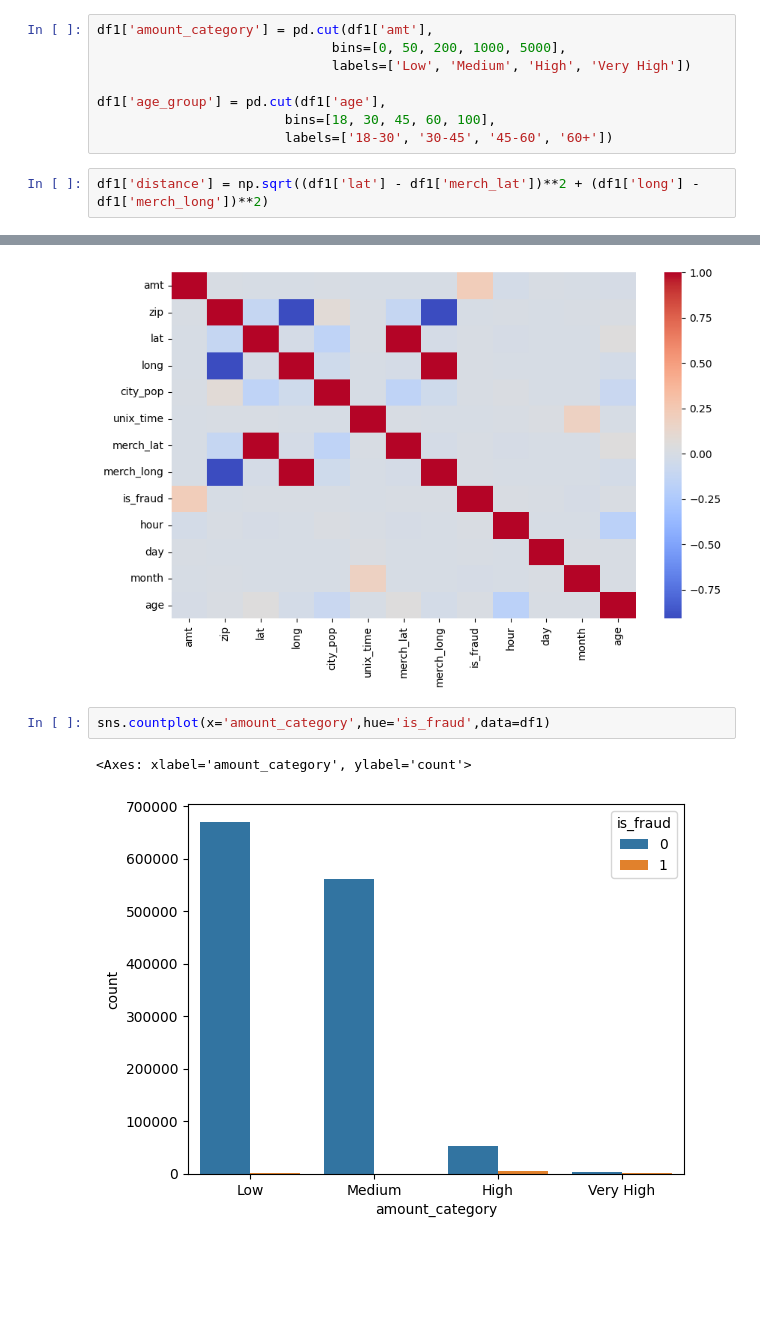
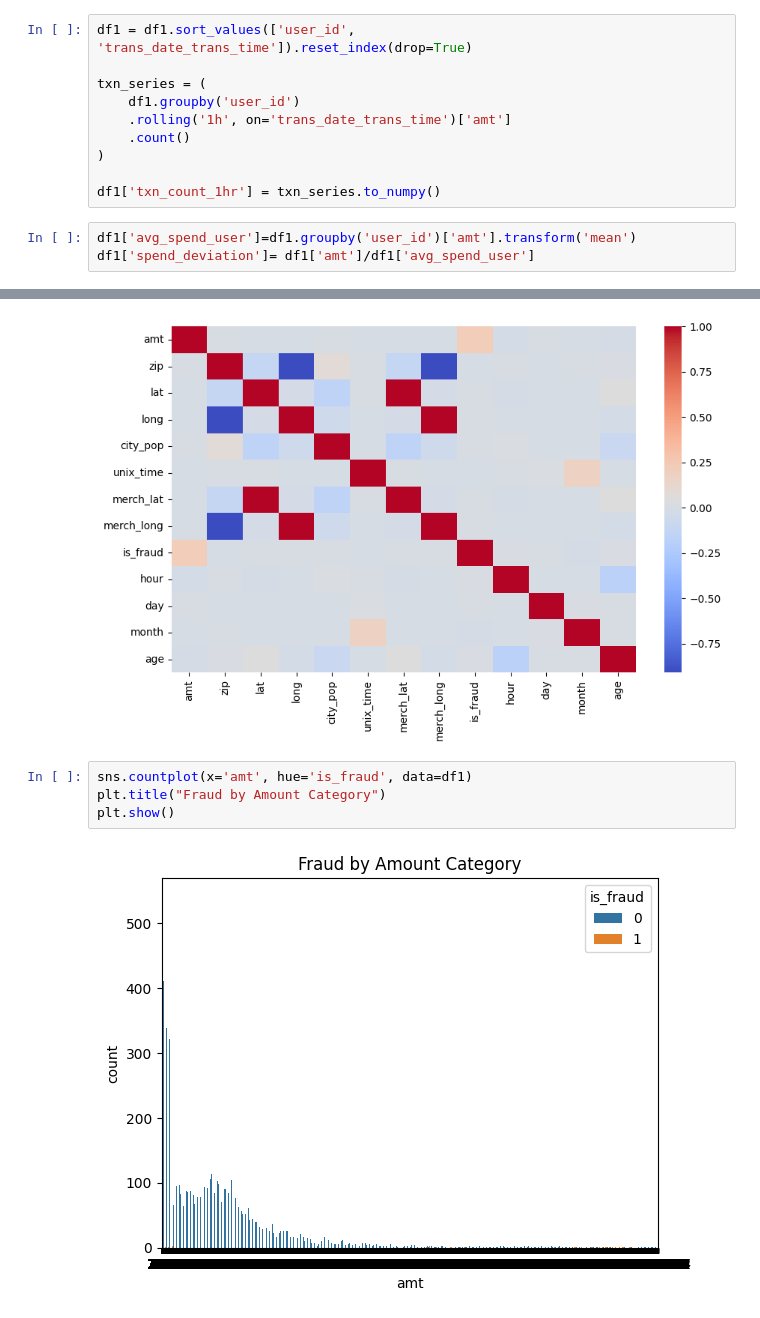
Before and after one commit to PALAK7890/credit_card_fraud_detection, a Jupyter notebook: Credit_Crad_Fraud_Detection.ipynb, the cells around one changed output, grey strips where cells are left out. Drawn from its saved outputs; the diff is of its cells as text; blank space fills up the shorter version.

```diff
--- a/Credit_Crad_Fraud_Detection.ipynb
+++ b/Credit_Crad_Fraud_Detection.ipynb
@@ -132,16 +130,19 @@ from datetime import datetime
 
 df1['dob'] = pd.to_datetime(df1['dob'])
 df1['age'] = (datetime.now() - df1['dob']).dt.days // 365
-# %%
-df1['amount_category'] = pd.cut(df1['amt'],
-                              bins=[0, 50, 200, 1000, 5000],
-                              labels=['Low', 'Medium', 'High', 'Very High'])
-
-df1['age_group'] = pd.cut(df1['age'],
-                        bins=[18, 30, 45, 60, 100],
-                        labels=['18-30', '30-45', '45-60', '60+'])
-# %%
-df1['distance'] = np.sqrt((df1['lat'] - df1['merch_lat'])**2 + (df1['long'] - df1['merch_long'])**2)
+# %%
+df1 = df1.sort_values(['user_id', 'trans_date_trans_time']).reset_index(drop=True)
+
+txn_series = (
+    df1.groupby('user_id')
+    .rolling('1h', on='trans_date_trans_time')['amt']
+    .count()
+)
+
+df1['txn_count_1hr'] = txn_series.to_numpy()
+# %%
+df1['avg_spend_user']=df1.groupby('user_id')['amt'].transform('mean')
+df1['spend_deviation']= df1['amt']/df1['avg_spend_user']
 # %%
 import matplotlib.pyplot as plt
 import seaborn as sns
@@ -189,7 +190,8 @@ sns.heatmap(df1.corr(numeric_only=True), cmap='coolwarm')
 <Axes: >
 [figure]
 # %%
-sns.countplot(x='amount_category',hue='is_fraud',data=df1)
+sns.countplot(x='amt', hue='is_fraud', data=df1)
+plt.title("Fraud by Amount Category")
+plt.show()
 # %% [output]
-<Axes: xlabel='amount_category', ylabel='count'>
-[figure, old version]
+[figure, new version]
```
Also changed, not shown: parts of 10 cells of this notebook.
